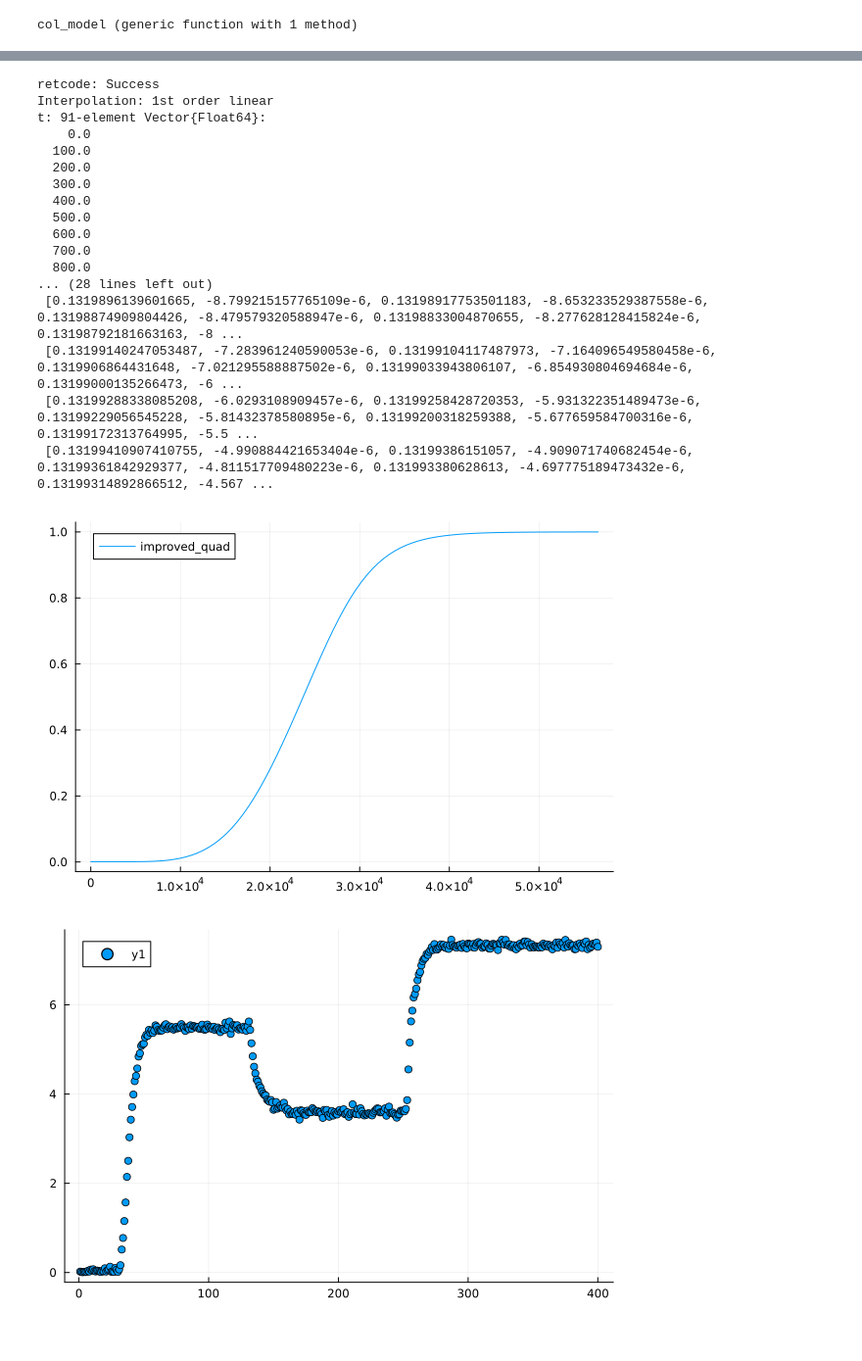
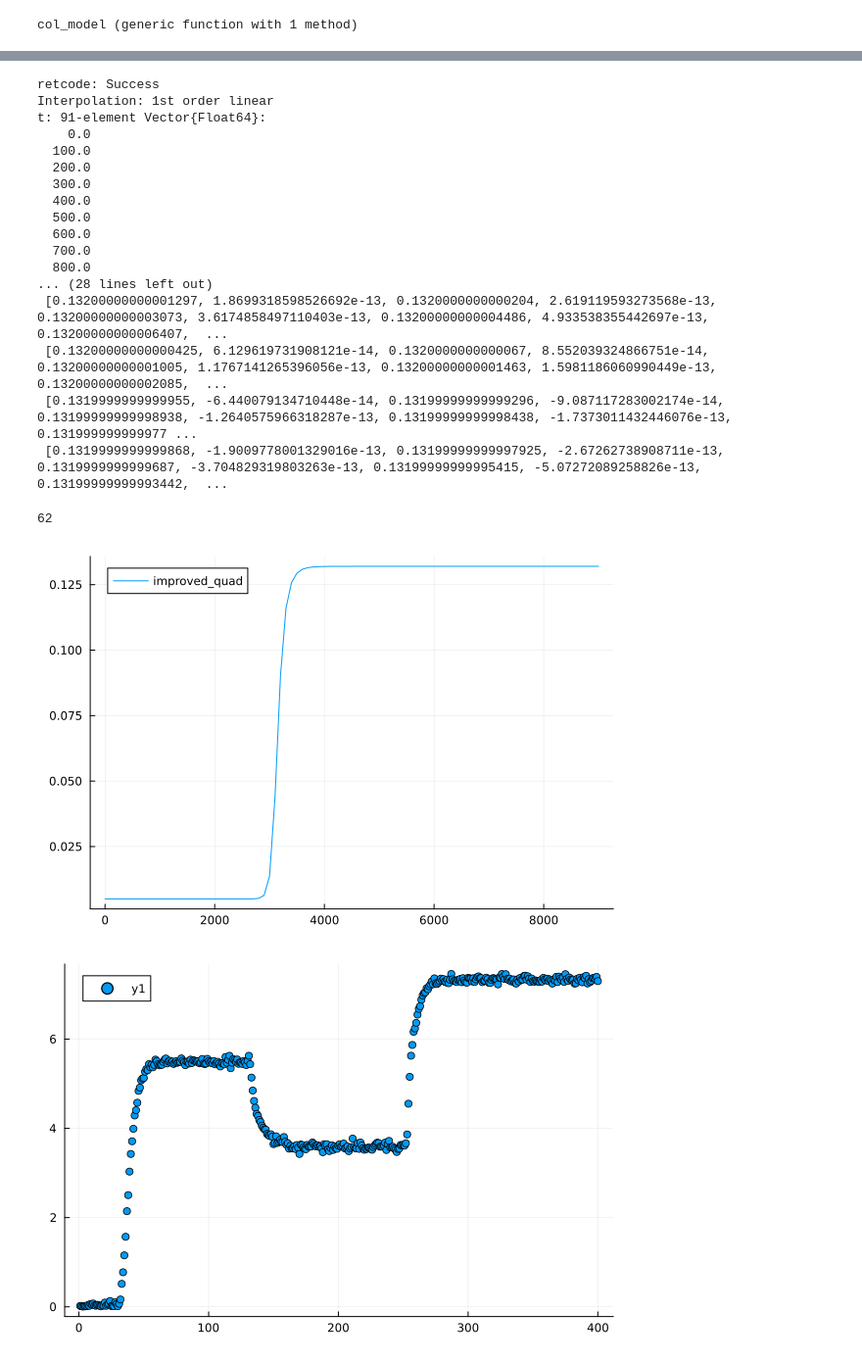
Before and after one commit to viniviena/ude_chromatography, a Jupyter notebook: sandbox2/OCFEM.ipynb, the cells around one changed output, grey strips where cells are left out. Shown at 98% size. Saved outputs shown, nothing was run; the diff lists cells and outputs as text; code cells hidden in the pictures.

```diff
--- a/sandbox2/OCFEM.ipynb
+++ b/sandbox2/OCFEM.ipynb
@@ -1,7 +1,7 @@
 # %% [markdown]
 ## Indepedent domain definition
 # %%
-n_elements = 20
+n_elements = 30
 p_order = 4
 collocation_points = 2;
 # %%
@@ -470,7 +462,7 @@ L = 0.031
 a = pi*d^2/4
 epsilon = 0.58
 u = Qf / (a * epsilon)
-Dax = 4.2e-4*17
+Dax = 4.2e-4
 Pe = u*L/Dax
 ρ_b = 2.001e-3/(a*L)
 cin = 132e-3
@@ -798,12 +793,12 @@ params_toth = [1.3496, 1.927, 1.3496, 1.927, 96.3, 96.3, Pe, 0.283, 1.5, 1.5];
 # %%
-da0 = ones(n_variables)*14.0
+da0 = randn(n_variables)*10.0
 #tspan = (0.0, 400.0)
 tspan = (0.0, 9000.0)
 prob = DAEProblem(col_model, da0, a0, tspan, params, differential_vars = is_differential);
 # %%
 using Sundials
 #sol = solve(prob, DFBDF(autodiff = false), saveat = 100.0);
-sol = solve(prob, IDA(), abstol = 1e-6, reltol = 1e-6, saveat = 100.0);
+sol = solve(prob, IDA(), saveat = 100.0, abstol = 1e-6, reltol = 1e-6);
 # %% [output]
 retcode: Success
 Interpolation: 1st order linear
@@ -818,22 +813,26 @@ t: 91-element Vector{Float64}:
   700.0
   800.0
 ... (28 lines left out)
- [0.1319896139601665, -8.799215157765109e-6, 0.13198917753501183, -8.653233529387558e-6, 0.13198874909804426, -8.479579320588947e-6, 0.13198833004870655, -8.277628128415824e-6, 0.13198792181663163, -8 ...
- [0.13199140247053487, -7.283961240590053e-6, 0.13199104117487973, -7.164096549580458e-6, 0.1319906864431648, -7.021295588887502e-6, 0.13199033943806107, -6.854930804694684e-6, 0.13199000135266473, -6 ...
- [0.13199288338085208, -6.0293108909457e-6, 0.13199258428720353, -5.931322351489473e-6, 0.13199229056545228, -5.81432378580895e-6, 0.13199200318259388, -5.677659584700316e-6, 0.13199172313764995, -5.5 ...
- [0.13199410907410755, -4.990884421653404e-6, 0.13199386151057, -4.909071740682454e-6, 0.13199361842929377, -4.811517709480223e-6, 0.131993380628613, -4.697775189473432e-6, 0.13199314892866512, -4.567 ...
+ [0.13200000000001297, 1.8699318598526692e-13, 0.1320000000000204, 2.619119593273568e-13, 0.13200000000003073, 3.6174858497110403e-13, 0.13200000000004486, 4.933538355442697e-13, 0.13200000000006407,  ...
+ [0.13200000000000425, 6.129619731908121e-14, 0.1320000000000067, 8.552039324866751e-14, 0.13200000000001005, 1.1767141265396056e-13, 0.13200000000001463, 1.5981186060990449e-13, 0.13200000000002085,  ...
+ [0.1319999999999955, -6.440079134710448e-14, 0.13199999999999296, -9.087117283002174e-14, 0.13199999999998938, -1.2640575966318287e-13, 0.13199999999998438, -1.7373011432446076e-13, 0.131999999999977 ...
+ [0.1319999999999868, -1.9009778001329016e-13, 0.13199999999997925, -2.67262738908711e-13, 0.1319999999999687, -3.704829319803263e-13, 0.13199999999995415, -5.07272089258826e-13, 0.13199999999993442,  ...
 # %%
 u_new = mapreduce(permutedims, vcat, sol.u);
 # %%
 y_new = H_final*u_new'
 y_new2 = y_new';
+# %%
+Int(n_variables/4)
+# %% [output]
+62
 # %%
 using Plots
-plot(sol.t[1:end]/(1.59e-1), y_new2[1:end, Int(n_variables/4)]/cin, label = "improved_quad", yticks = 0.0:0.2:1.0)
+plot(sol.t[1:end], y_new2[1:end, Int(n_variables/4)], label = "improved_quad")
 #plot!(sol.t[1:end], y_new2[1:end, 42], layout=(1,1), label = "kldf")
 #plot!(sol.t[1:end], y_new2[1:end, 42], layout=(1,1), label = "exp")
 # %% [output]
-[figure, old version]
+[figure, new version]
 # %%
 #using Pkg
 #Pkg.add("Distributions")
```
Also changed, not shown: parts of 8 cells of this notebook, 4 other files.
